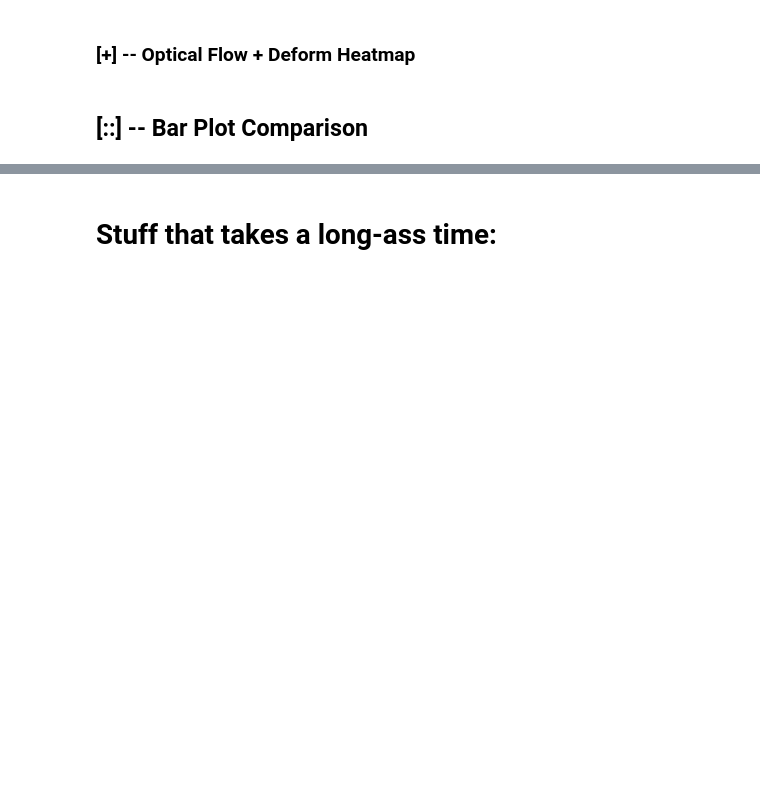
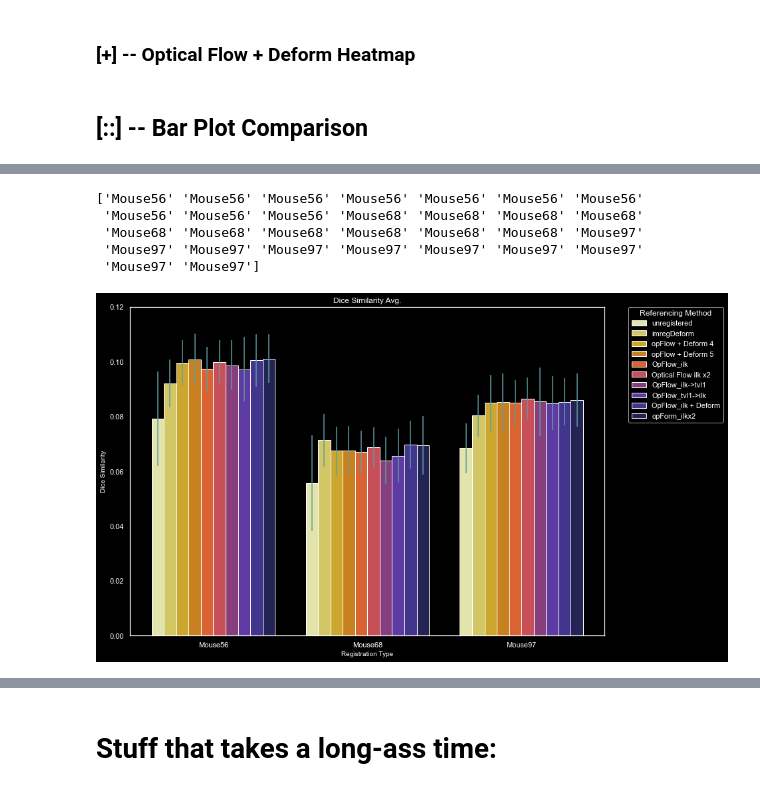
Before and after one commit to Koogleblitz/Registration-and-Alignment-for-Neuroimagery, a Jupyter notebook: pipeline.ipynb, the cells around one changed output, grey strips where cells are left out. Drawn from its saved outputs; the diff is of its cells as text; code cells hidden in the pictures; blank space fills up the shorter version.

Commit message:
added refs# 66, 106, 116. Did opflow for new refs but not the other registration methods. created fx for generating bar graphs, but havent tested on new frefs

```diff
--- a/pipeline.ipynb
+++ b/pipeline.ipynb
@@ -437,12 +534,21 @@ for key, value in diceTionary.items():
+# %%
+diceTionary['opFlow_ilk_ref66']=  distanceMatrix(opFlow_ilk_avg66, mean_ref66, endex=vLen9840, begindex= 0)
+diceTionary['opFlow_tvl1_ref66']= distanceMatrix(opFlow_tvl1_avg66, mean_ref66, endex=vLen9840, begindex= 0)
+diceTionary['opFlow_ilk_ref106']=  distanceMatrix(opFlow_ilk_avg106, mean_ref106, endex=vLen9840, begindex= 0)
+diceTionary['opFlow_tvl1_ref106']= distanceMatrix(opFlow_tvl1_avg106, mean_ref106, endex=vLen9840, begindex= 0)
+diceTionary['opFlow_ilk_ref115']=  distanceMatrix(opFlow_ilk_avg115, mean_ref115, endex=vLen9840, begindex= 0)
+diceTionary['opFlow_tvl1_ref115']= distanceMatrix(opFlow_tvl1_avg115, mean_ref115, endex=vLen9840, begindex= 0)
 # %% [markdown]
 ### __[+]__ Save Distance Matrices into a CSV File
 # %%
-
-diceMatrix_csvPath= (r'C:\Users\richa\OneDrive\Neuroscience\Code\Repo\diceMatrix.csv')
-
-with open(diceMatrix_csvPath, 'w') as csv:
+diceCsv_File= (r'C:\Users\richa\OneDrive\Neuroscience\Code\Repo\diceMatrix.csv')
+with open(diceCsv_File, 'w') as csv:
     csv.write(','.join(diceTionary.keys()) + '\n')
     for i in range(len(next(iter(diceTionary.values())))):
     # for i in range(vLen9840):
         row = ','.join(str(arr[i]) for arr in diceTionary.values()) + '\n'
         csv.write(row)
+diceFrame= pd.read_csv(diceCsv_File)
+print(diceFrame.columns.to_list())
+for key in diceTionary.keys():
+    print("diceTionary["+ str(key)+ "] --> " + "diceFrame["+ str(key)+ "]")
@@ -1682,0 +1892,7 @@ opForm_tvl1_ref97
+# %%
+diceCsv_File= (r'C:\Users\richa\OneDrive\Neuroscience\Code\Repo\diceMatrix.csv')
+diceFrame= pd.read_csv(diceCsv_File)
+print(len(diceFrame.columns.to_list()))
+# print(len(diceTionary.keys()))
+# for key in diceTionary.keys():
+#     print("diceTionary["+ str(key)+ "] --> " + "diceFrame["+ str(key)+ "]")
@@ -1682,0 +1903,4 @@ opForm_tvl1_ref97
+# %%
+tmpDice1 = distanceMatrix(opForm_ilkx2_m56, mean_ref56, endex=vLen9840, begindex= 0)
+tmpDice2 = distanceMatrix(opForm_ilkx2_m68, mean_ref68, endex=vLen9840, begindex= 0)
+tmpDice3 = distanceMatrix(opForm_ilkx2_m97, mean_ref97, endex=vLen9840, begindex= 0)
@@ -1855,3 +2036,22 @@ NameError: name 'opFlow_tvl1_ref56_DM' is not defined
+# %%
+# palette= Spectral, CMRmap_r
+# errorbar= sd,
+# errcolor= cyan,
+# cluster= bar groupings; mice
+# clrCategory= individual bars per cluster; reg method
+# simVector= np array of dice sims
+generateBarPlot(cluster= np.array((['Mouse56'], ['Mouse68'], ['Mouse97'])),
+                    clrCategory= ['unregistered', 'imregDeform','opFlow + Deform 4','opFlow + Deform 5' ,'OpFlow_ilk', 'Optical Flow ilk x2','OpFlow_ilk->tvl1', 'OpFlow_tvl1->ilk', 'OpFlow_ilk + Deform', 'opForm_ilkx2' ],
+                    simVector= diceSims ,
+                    palette= "Spectral",
+                    sizer= 1 )
+# %% [output]
+['Mouse56' 'Mouse56' 'Mouse56' 'Mouse56' 'Mouse56' 'Mouse56' 'Mouse56'
+ 'Mouse56' 'Mouse56' 'Mouse56' 'Mouse68' 'Mouse68' 'Mouse68' 'Mouse68'
+ 'Mouse68' 'Mouse68' 'Mouse68' 'Mouse68' 'Mouse68' 'Mouse68' 'Mouse97'
+ 'Mouse97' 'Mouse97' 'Mouse97' 'Mouse97' 'Mouse97' 'Mouse97' 'Mouse97'
+ 'Mouse97' 'Mouse97']
+[figure, added]
 # %% [markdown]
 ## __[:::]__ ToDo
 
```
Also changed, not shown: parts of 31 cells of this notebook, 4 other files.
